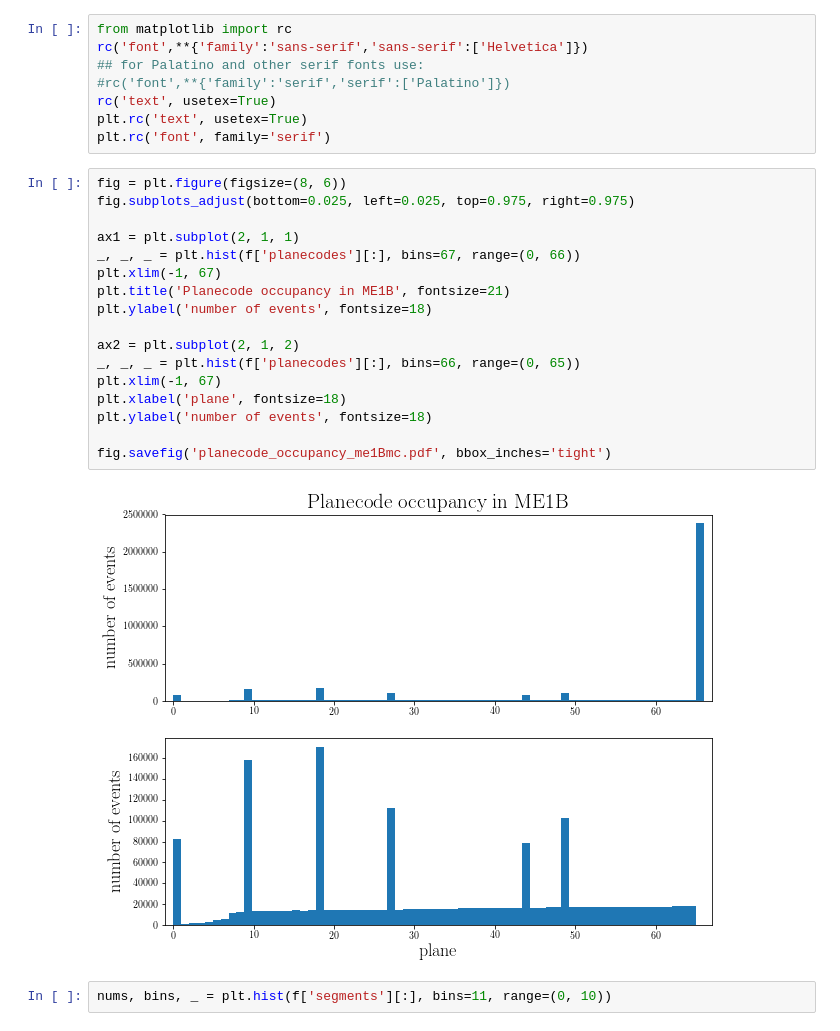
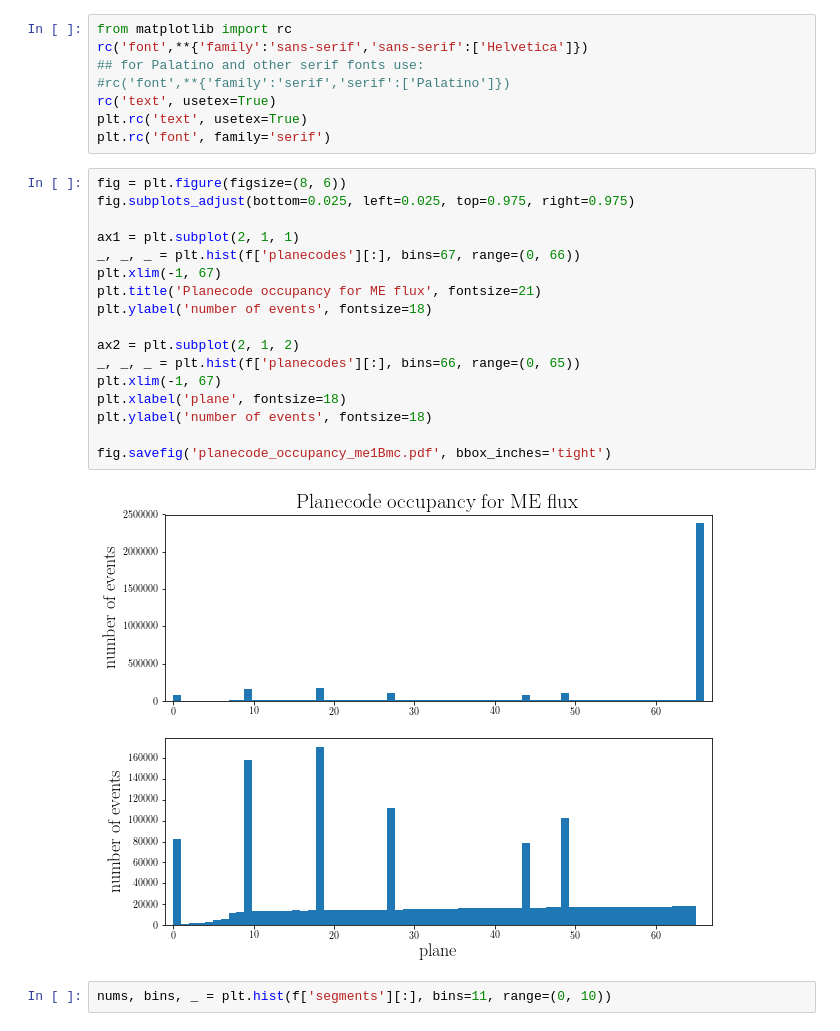
Before and after one commit to gnperdue/JupyterNotebooks, a Jupyter notebook: ANNMINERvA/visualize_planecode_occupancy_stats_oldhdf5.ipynb, the cells around one changed output. Cells and saved outputs as stored; diff of their text form.

Commit message:
update paper plot titles

```diff
--- a/ANNMINERvA/visualize_planecode_occupancy_stats_oldhdf5.ipynb
+++ b/ANNMINERvA/visualize_planecode_occupancy_stats_oldhdf5.ipynb
@@ -66,22 +66,22 @@ plt.rc('font', family='serif')
 # %%
 fig = plt.figure(figsize=(8, 6))
 fig.subplots_adjust(bottom=0.025, left=0.025, top=0.975, right=0.975)
 
 ax1 = plt.subplot(2, 1, 1)
 _, _, _ = plt.hist(f['planecodes'][:], bins=67, range=(0, 66))
 plt.xlim(-1, 67)
-plt.title('Planecode occupancy in ME1B', fontsize=21)
+plt.title('Planecode occupancy for ME flux', fontsize=21)
 plt.ylabel('number of events', fontsize=18)
 
 ax2 = plt.subplot(2, 1, 2)
 _, _, _ = plt.hist(f['planecodes'][:], bins=66, range=(0, 65))
 plt.xlim(-1, 67)
 plt.xlabel('plane', fontsize=18)
 plt.ylabel('number of events', fontsize=18)
 
 fig.savefig('planecode_occupancy_me1Bmc.pdf', bbox_inches='tight')
 # %% [output]
-[figure, old version]
+[figure, new version]
 # %%
 nums, bins, _ = plt.hist(f['segments'][:], bins=11, range=(0, 10))
 # %% [output]
```
Also changed, not shown: parts of 1 cell of this notebook.
